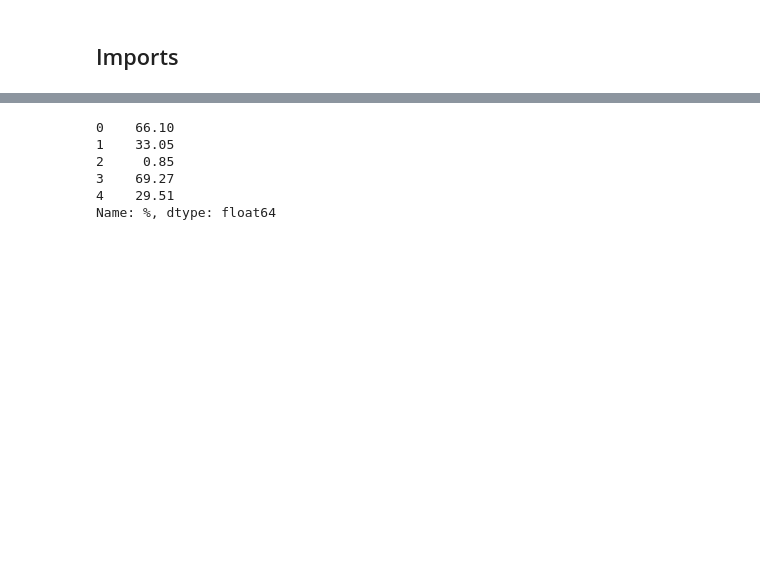
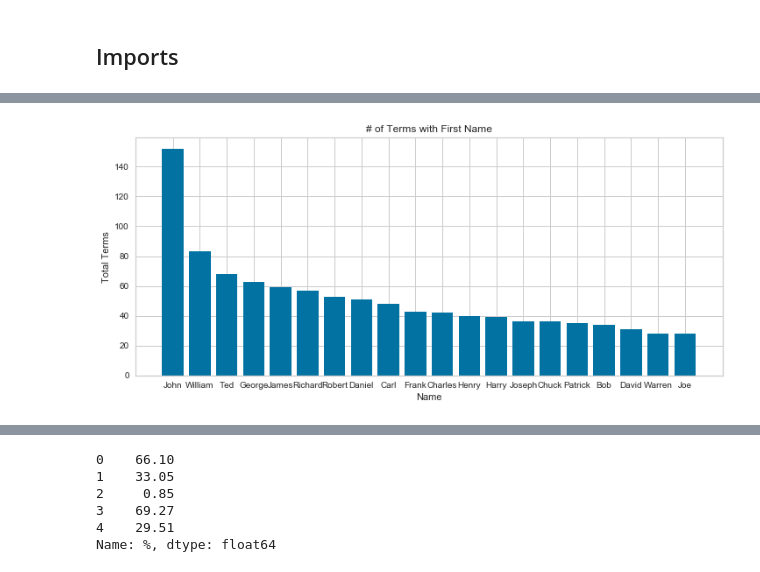
Before and after one commit to dfuller22/US_Senate_Election_Predictor, a Jupyter notebook: EDA_and_Modeling.ipynb, the cells around one changed output, grey strips where cells are left out. Drawn from its saved outputs; the diff is of its cells as text; code cells hidden in the pictures; blank space fills up the shorter version.

```diff
--- a/EDA_and_Modeling.ipynb
+++ b/EDA_and_Modeling.ipynb
@@ -67,0 +113,12 @@ display(df.tail())
+# %%
+## First woman's name is barbara 16 occurences, 34th rank
+
+fig, ax = plt.subplots(figsize=(12,5))
+
+terms_by_firstname = df_eda.groupby('First_name')['Terms_in_office'].sum()
+firstname_top20 = terms_by_firstname[terms_by_firstname > 0].sort_values(ascending=False).head(20)
+
+ax.bar(firstname_top20.index, firstname_top20)
+ax.set(title='# of Terms with First Name', xlabel='Name', ylabel='Total Terms');
+# %% [output]
+[figure, added]
```
Also changed, not shown: parts of 57 cells of this notebook, 2 other files.
